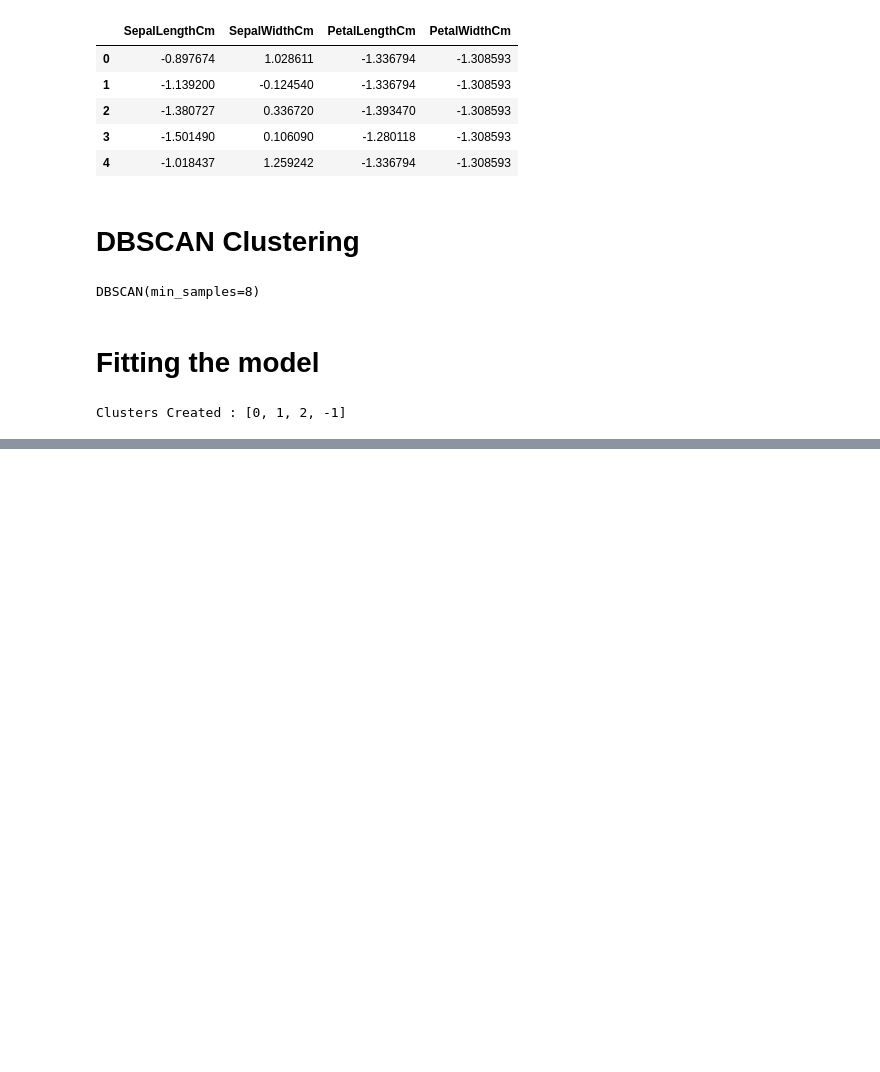
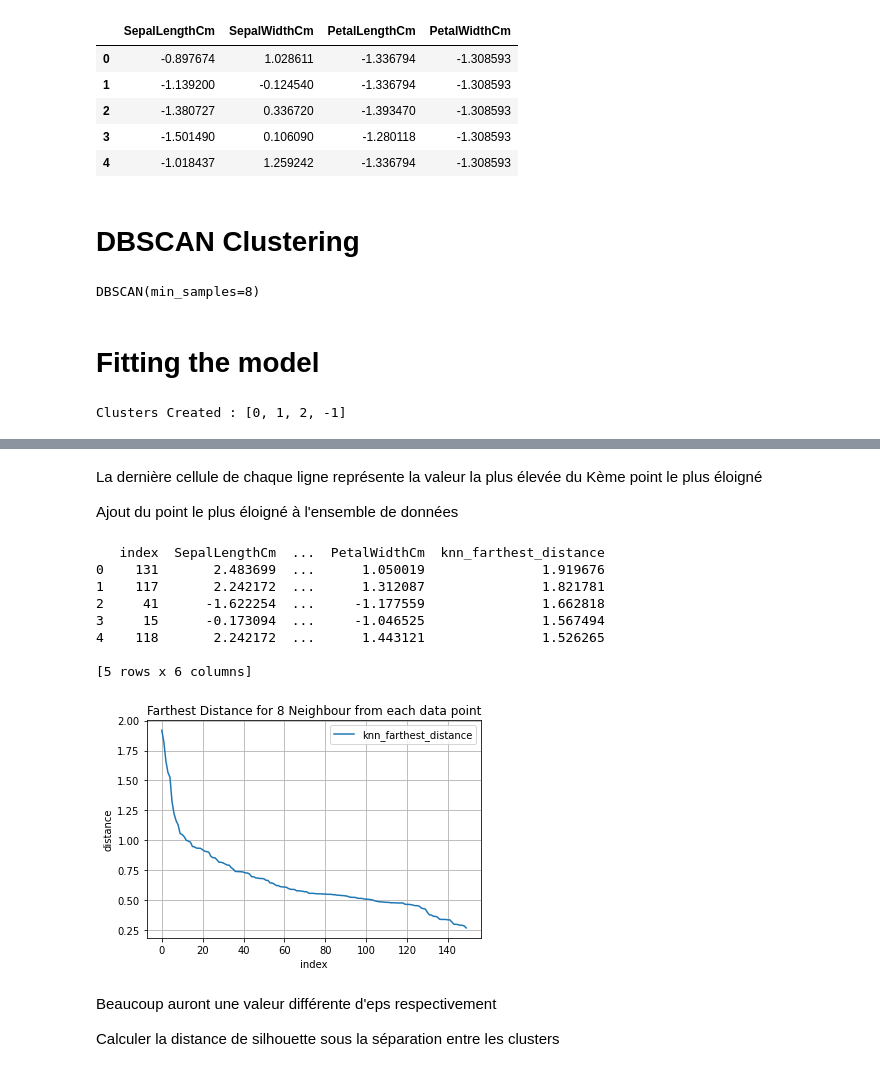
Before and after one commit to elmedianikhadija/PROJET_machine_learning, a Jupyter notebook: DBScan_Clustering_IRIS_FINAL2.ipynb, the cells around one changed output, grey strips where cells are left out. Cells and saved outputs as stored; diff of their text form; code cells hidden in the pictures; blank space fills up the shorter version.

```diff
--- a/DBScan_Clustering_IRIS_FINAL2.ipynb
+++ b/DBScan_Clustering_IRIS_FINAL2.ipynb
@@ -384,0 +383,4 @@ Text(0, 0.5, 'feature 1')
+# %%
+k = min_samples if min_samples > 2 else 2
+nbrs = NearestNeighbors(n_neighbors= k).fit(df)
+distances, indices = nbrs.kneighbors(df)
@@ -384,0 +416,3 @@ Text(0, 0.5, 'feature 1')
+# %%
+df['knn_farthest_distance'] = distances[:,-1]
+df.head()
@@ -384,0 +426,28 @@ Text(0, 0.5, 'feature 1')
+# %% [markdown]
+La dernière cellule de chaque ligne représente la valeur la plus élevée du Kème point le plus éloigné
+
+Ajout du point le plus éloigné à l'ensemble de données
+# %%
+# Farthest Distance for 8 Neighbour from each data point
+df.sort_values('knn_farthest_distance',ascending=False).reset_index()[['knn_farthest_distance']].plot()
+print(df.sort_values('knn_farthest_distance',ascending=False).reset_index().head())
+plt.xlabel('index')
+plt.ylabel('distance')
+plt.title('Farthest Distance for 8 Neighbour from each data point')
+plt.grid(True)
+plt.show()
+# %% [output]
+   index  SepalLengthCm  ...  PetalWidthCm  knn_farthest_distance
+0    131       2.483699  ...      1.050019               1.919676
+1    117       2.242172  ...      1.312087               1.821781
+2     41      -1.622254  ...     -1.177559               1.662818
+3     15      -0.173094  ...     -1.046525               1.567494
+4    118       2.242172  ...      1.443121               1.526265
+
+[5 rows x 6 columns]
+[figure, added]
+# %% [markdown]
+
+Beaucoup auront une valeur différente d'eps respectivement
+
+Calculer la distance de silhouette sous la séparation entre les clusters
```
Also changed, not shown: parts of 9 cells of this notebook.
